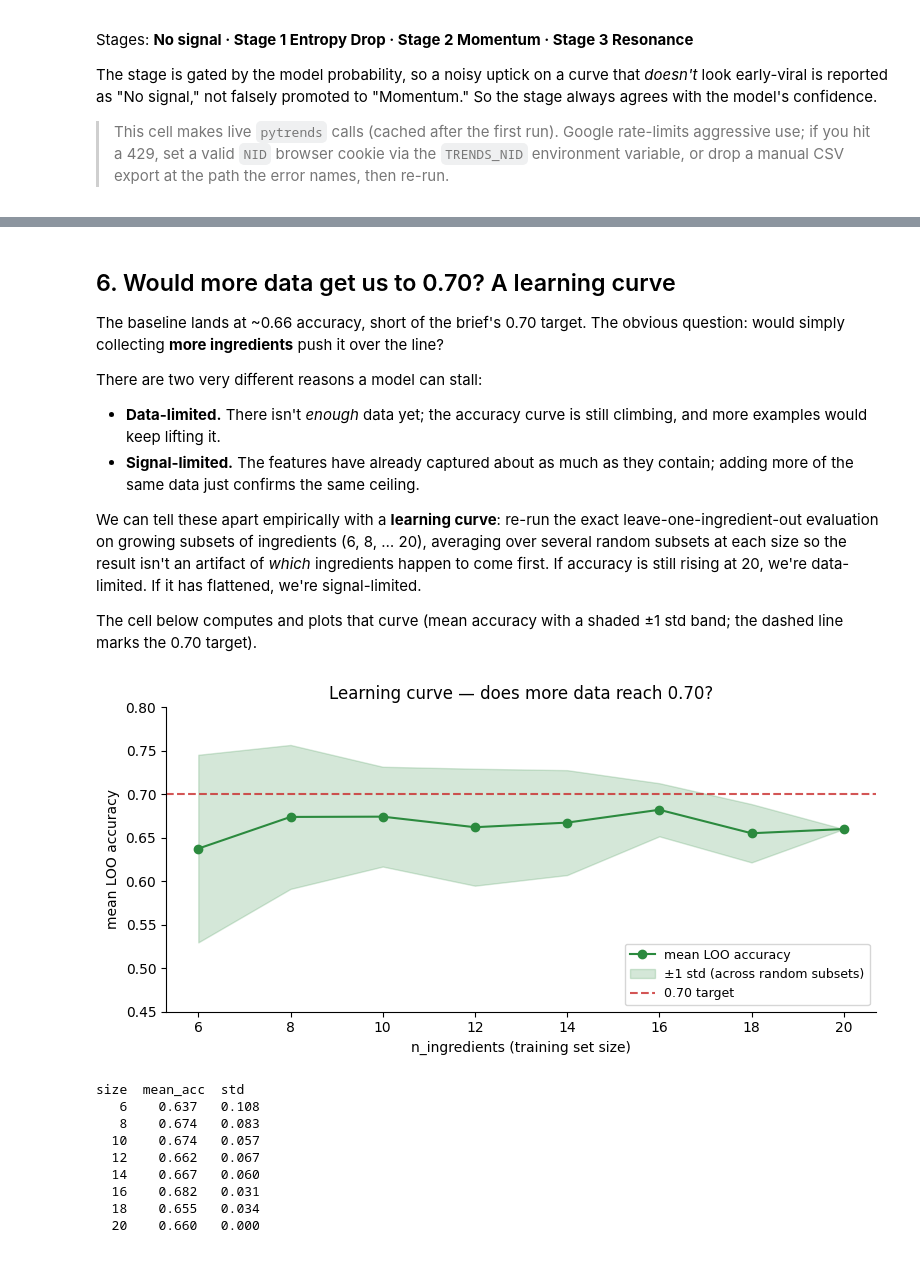
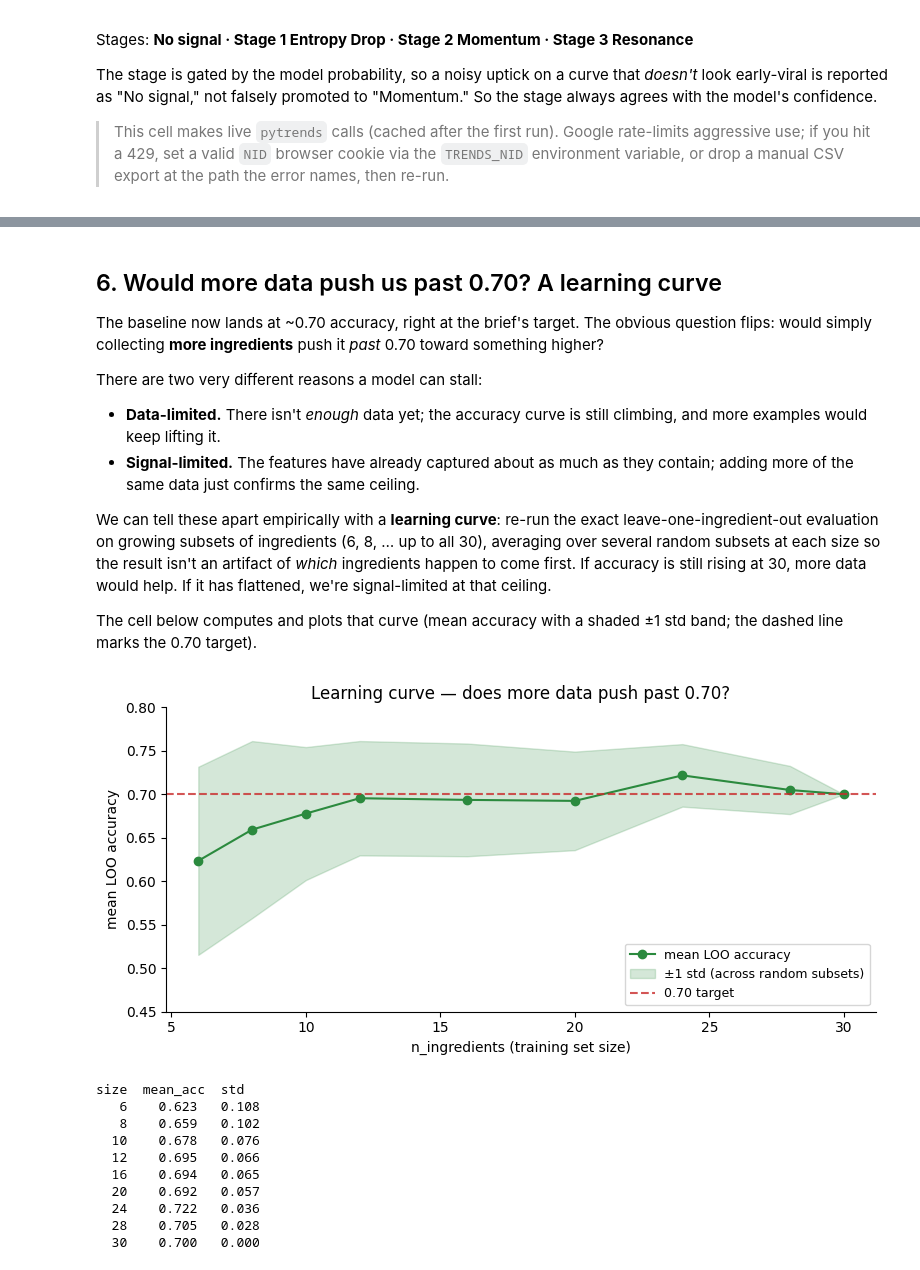
Before and after one commit to Par-python/nextonmenu, a Jupyter notebook: notebooks/analysis.ipynb, the cells around one changed output, grey strips where cells are left out. Saved outputs shown, nothing was run; the diff lists cells and outputs as text; code cells hidden in the pictures.

```diff
--- a/notebooks/analysis.ipynb
+++ b/notebooks/analysis.ipynb
@@ -329,8 +339,9 @@ else:
 # %% [markdown]
-## 6. Would more data get us to 0.70? A learning curve
+## 6. Would more data push us past 0.70? A learning curve
 
-The baseline lands at ~0.66 accuracy, short of the brief's 0.70 target. The obvious
-question: would simply collecting **more ingredients** push it over the line?
+The baseline now lands at ~0.70 accuracy, right at the brief's target. The obvious
+question flips: would simply collecting **more ingredients** push it *past* 0.70 toward
+something higher?
 
 There are two very different reasons a model can stall:
 
@@ -340,10 +351,10 @@ There are two very different reasons a model can stall:
   adding more of the same data just confirms the same ceiling.
 
 We can tell these apart empirically with a **learning curve**: re-run the exact
-leave-one-ingredient-out evaluation on growing subsets of ingredients (6, 8, … 20),
+leave-one-ingredient-out evaluation on growing subsets of ingredients (6, 8, … up to all 30),
 averaging over several random subsets at each size so the result isn't an artifact of
-*which* ingredients happen to come first. If accuracy is still rising at 20, we're
-data-limited. If it has flattened, we're signal-limited.
+*which* ingredients happen to come first. If accuracy is still rising at 30, more data
+would help. If it has flattened, we're signal-limited at that ceiling.
 
 The cell below computes and plots that curve (mean accuracy with a shaded ±1 std band;
 the dashed line marks the 0.70 target).
@@ -372,44 +383,47 @@ all_ings = list(feat_df['ingredient'].unique())
 n_total = len(all_ings)
 curve_rng = np.random.default_rng(0)
 
-sizes = [n for n in [6, 8, 10, 12, 14, 16, 18, 20] if n <= n_total]
+# Subset sizes spanning 6 ingredients up to the full set (now 30).
+sizes = [n for n in [6, 8, 10, 12, 16, 20, 24, 28, n_total] if n <= n_total]
+sizes = sorted(set(sizes))
 means, stds = [], []
 for n in sizes:
     trials = 1 if n == n_total else 12   # average random subsets, except at full size
     accs = []
     for _ in range(trials):
         chosen = list(curve_rng.choice(all_ings, size=n, replace=False))
         a = _loo_accuracy(feat_df[feat_df.ingredient.isin(chosen)])
         if a is not None:
             accs.append(a)
     means.append(np.mean(accs)); stds.append(np.std(accs))
 
 means, stds = np.array(means), np.array(stds)
 fig, ax = plt.subplots(figsize=(8, 4))
 ax.plot(sizes, means, marker='o', color='#2b8a3e', label='mean LOO accuracy')
 ax.fill_between(sizes, means - stds, means + stds, color='#2b8a3e', alpha=0.2,
                 label='±1 std (across random subsets)')
 ax.axhline(0.70, ls='--', color='#c92a2a', alpha=0.8, label='0.70 target')
 ax.set_xlabel('n_ingredients (training set size)')
 ax.set_ylabel('mean LOO accuracy')
-ax.set_title('Learning curve — does more data reach 0.70?')
+ax.set_title('Learning curve — does more data push past 0.70?')
 ax.set_ylim(0.45, 0.80)
 ax.legend(loc='lower right', fontsize=9)
 fig.tight_layout()
 plt.show()
 
 print('size  mean_acc  std')
 for n, m, s in zip(sizes, means, stds):
     print(f'{n:>4}    {m:.3f}   {s:.3f}')
 # %% [output]
-[figure, old version]
+[figure, new version]
 size  mean_acc  std
-   6    0.637   0.108
-   8    0.674   0.083
-  10    0.674   0.057
-  12    0.662   0.067
-  14    0.667   0.060
-  16    0.682   0.031
-  18    0.655   0.034
-  20    0.660   0.000
+   6    0.623   0.108
+   8    0.659   0.102
+  10    0.678   0.076
+  12    0.695   0.066
+  16    0.694   0.065
+  20    0.692   0.057
+  24    0.722   0.036
+  28    0.705   0.028
+  30    0.700   0.000
 # %% [markdown]
```
Also changed, not shown: parts of 14 cells of this notebook.
